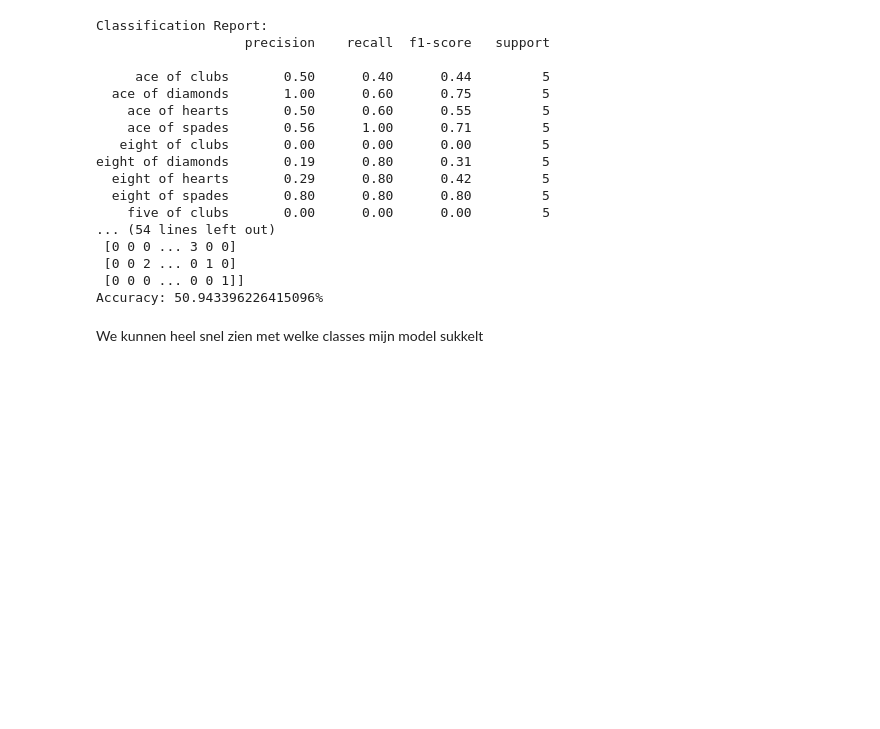
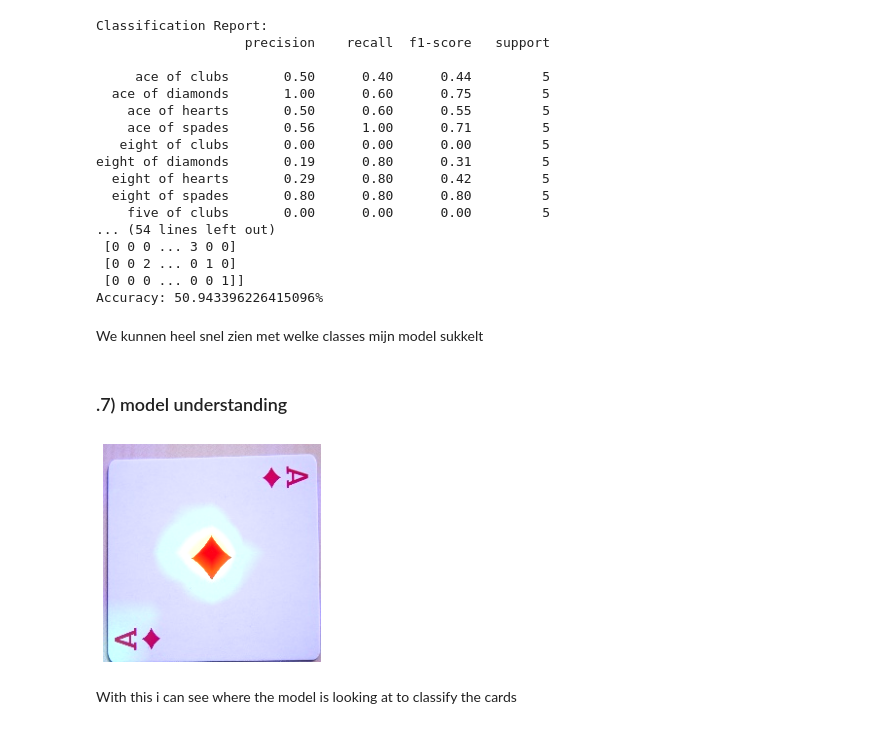
Before and after one commit to ouassimboutalliss/ML_DL_AI_Portfolio, a Jupyter notebook: DeepLearning/Card_Image_classification/Card Classification.ipynb, the cells around one changed output. Saved outputs shown, nothing was run; the diff lists cells and outputs as text; code cells hidden in the pictures; blank space fills up the shorter version.

Commit message:
add model understanding

```diff
--- a/DeepLearning/Card_Image_classification/Card Classification.ipynb
+++ b/DeepLearning/Card_Image_classification/Card Classification.ipynb
@@ -345,3 +347,69 @@ eight of diamonds       0.19      0.80      0.31         5
 Accuracy: 50.943396226415096%
 # %% [markdown]
 We kunnen heel snel zien met welke classes mijn model sukkelt
+# %% [markdown]
+### .7) model understanding
+# %%
+from tensorflow.keras.preprocessing import image
+import numpy as np
+import tensorflow as tf
+import matplotlib.pyplot as plt
+import cv2
+
+def get_img_array(img_path, size):
+    img = image.load_img(img_path, target_size=size)
+    array = image.img_to_array(img)
+    array = np.expand_dims(array, axis=0)
+    return array
+
+def make_gradcam_heatmap(img_array, model, last_conv_layer_name, pred_index=None):
+    grad_model = tf.keras.models.Model(
+        [model.inputs], [model.get_layer(last_conv_layer_name).output, model.output]
+    )
+
+    with tf.GradientTape() as tape:
+        last_conv_layer_output, preds = grad_model(img_array)
+        if pred_index is None:
+            pred_index = tf.argmax(preds[0])
+        class_channel = preds[:, pred_index]
+
+    grads = tape.gradient(class_channel, last_conv_layer_output)
+    pooled_grads = tf.reduce_mean(grads, axis=(0, 1, 2))
+
+    last_conv_layer_output = last_conv_layer_output[0]
+    heatmap = last_conv_layer_output @ pooled_grads[..., tf.newaxis]
+    heatmap = tf.squeeze(heatmap)
+
+    heatmap = tf.maximum(heatmap, 0) / tf.math.reduce_max(heatmap)
+    return heatmap.numpy()
+
+def save_and_display_gradcam(img_path, heatmap, cam_path="cam.jpg", alpha=0.4):
+    img = cv2.imread(img_path)
+    heatmap = cv2.resize(heatmap, (img.shape[1], img.shape[0]))
+    heatmap = np.uint8(255 * heatmap)
+    heatmap = cv2.applyColorMap(heatmap, cv2.COLORMAP_JET)
+
+    superimposed_img = heatmap * alpha + img
+    superimposed_img = np.clip(superimposed_img, 0, 255).astype('uint8')  # Ensure the image is uint8
+
+    cv2.imwrite(cam_path, superimposed_img)
+
+    display_img = cv2.cvtColor(superimposed_img, cv2.COLOR_BGR2RGB)
+    plt.imshow(display_img)
+    plt.axis('off')
+
+# Prepare image
+img_path = './Dataset/train/ace of diamonds/001.jpg'
+
+img_array = get_img_array(img_path, size=(200, 200))  # Adjust the image size
+
+# Generate class activation heatmap
+last_conv_layer_name = "conv5_block3_out"  # Replace with your actual last convo layer name
+heatmap = make_gradcam_heatmap(img_array, model, last_conv_layer_name)
+
+# Display heatmap
+save_and_display_gradcam(img_path, heatmap)
+# %% [output]
+[figure, added]
+# %% [markdown]
+With this i can see where the model is looking at to classify the cards
```
Also changed, not shown: parts of 1 cell of this notebook, 1 other file.
